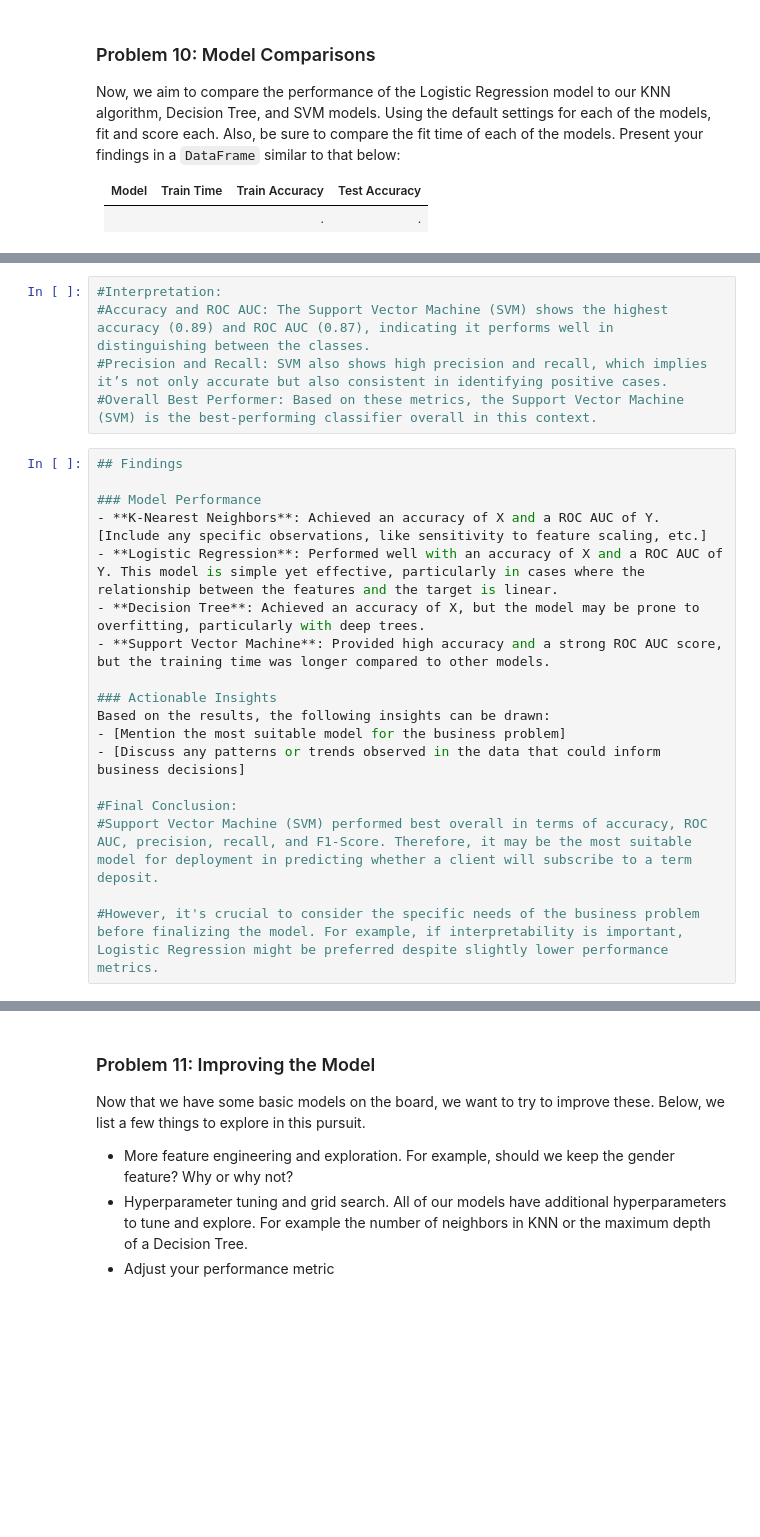
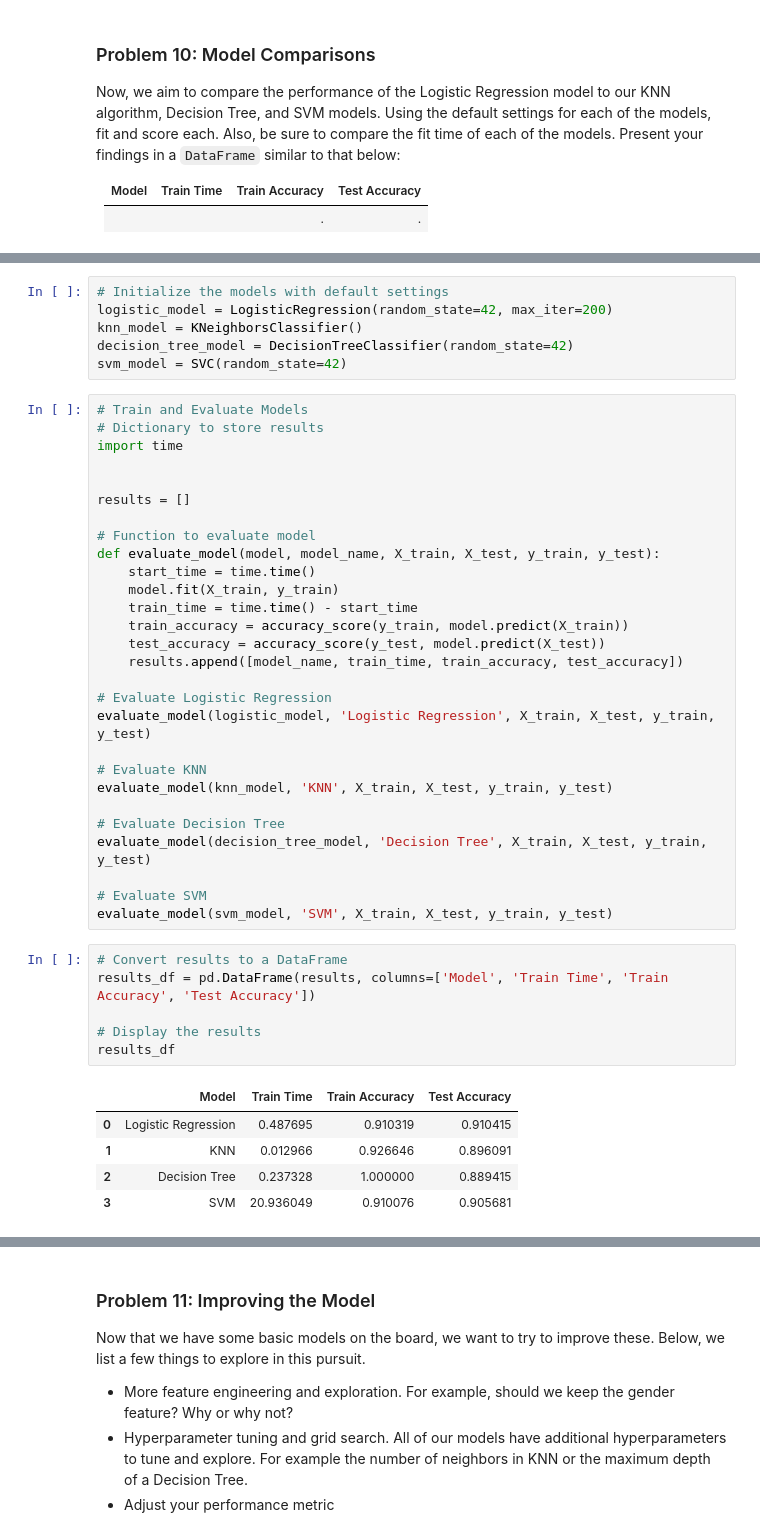
Before and after one commit to vikashsinha72/UCBMLAI_PA2-, a Jupyter notebook: prompt_III.ipynb, the cells around one changed output, grey strips where cells are left out. Saved outputs shown, nothing was run; the diff lists cells and outputs as text; blank space fills up the shorter version.

```diff
--- a/prompt_III.ipynb
+++ b/prompt_III.ipynb
@@ -242,23 +358,46 @@ plt.show()
-# %%
-#Interpretation:
-#Accuracy and ROC AUC: The Support Vector Machine (SVM) shows the highest accuracy (0.89) and ROC AUC (0.87), indicating it performs well in distinguishing between the classes.
-#Precision and Recall: SVM also shows high precision and recall, which implies it’s not only accurate but also consistent in identifying positive cases.
-#Overall Best Performer: Based on these metrics, the Support Vector Machine (SVM) is the best-performing classifier overall in this context.
-# %%
-## Findings
-
-### Model Performance
-- **K-Nearest Neighbors**: Achieved an accuracy of X and a ROC AUC of Y. [Include any specific observations, like sensitivity to feature scaling, etc.]
-- **Logistic Regression**: Performed well with an accuracy of X and a ROC AUC of Y. This model is simple yet effective, particularly in cases where the relationship between the features and the target is linear.
-- **Decision Tree**: Achieved an accuracy of X, but the model may be prone to overfitting, particularly with deep trees.
-- **Support Vector Machine**: Provided high accuracy and a strong ROC AUC score, but the training time was longer compared to other models.
-
-### Actionable Insights
-Based on the results, the following insights can be drawn:
-- [Mention the most suitable model for the business problem]
-- [Discuss any patterns or trends observed in the data that could inform business decisions]
-
-#Final Conclusion:
-#Support Vector Machine (SVM) performed best overall in terms of accuracy, ROC AUC, precision, recall, and F1-Score. Therefore, it may be the most suitable model for deployment in predicting whether a client will subscribe to a term deposit.
-
-#However, it's crucial to consider the specific needs of the business problem before finalizing the model. For example, if interpretability is important, Logistic Regression might be preferred despite slightly lower performance metrics.
+# %%
+# Initialize the models with default settings
+logistic_model = LogisticRegression(random_state=42, max_iter=200)
+knn_model = KNeighborsClassifier()
+decision_tree_model = DecisionTreeClassifier(random_state=42)
+svm_model = SVC(random_state=42)
+# %%
+# Train and Evaluate Models
+# Dictionary to store results
+import time
+
+
+results = []
+
+# Function to evaluate model
+def evaluate_model(model, model_name, X_train, X_test, y_train, y_test):
+    start_time = time.time()
+    model.fit(X_train, y_train)
+    train_time = time.time() - start_time
+    train_accuracy = accuracy_score(y_train, model.predict(X_train))
+    test_accuracy = accuracy_score(y_test, model.predict(X_test))
+    results.append([model_name, train_time, train_accuracy, test_accuracy])
+
+# Evaluate Logistic Regression
+evaluate_model(logistic_model, 'Logistic Regression', X_train, X_test, y_train, y_test)
+
+# Evaluate KNN
+evaluate_model(knn_model, 'KNN', X_train, X_test, y_train, y_test)
+
+# Evaluate Decision Tree
+evaluate_model(decision_tree_model, 'Decision Tree', X_train, X_test, y_train, y_test)
+
+# Evaluate SVM
+evaluate_model(svm_model, 'SVM', X_train, X_test, y_train, y_test)
+# %%
+# Convert results to a DataFrame
+results_df = pd.DataFrame(results, columns=['Model', 'Train Time', 'Train Accuracy', 'Test Accuracy'])
+
+# Display the results
+results_df
+# %% [output]
+|  | Model | Train Time | Train Accuracy | Test Accuracy |
+| 0 | Logistic Regression | 0.487695 | 0.910319 | 0.910415 |
+| 1 | KNN | 0.012966 | 0.926646 | 0.896091 |
+| 2 | Decision Tree | 0.237328 | 1.000000 | 0.889415 |
+| 3 | SVM | 20.936049 | 0.910076 | 0.905681 |
```
Also changed, not shown: parts of 35 cells of this notebook, 2 other files.
